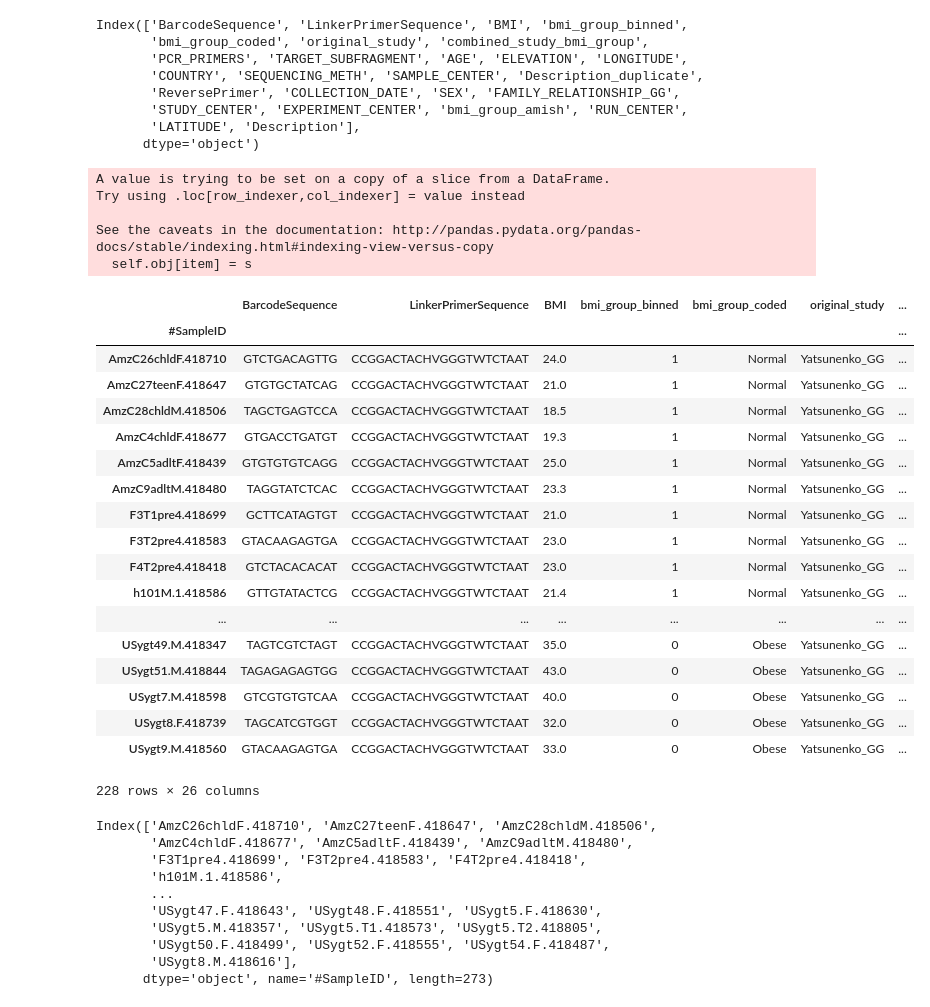
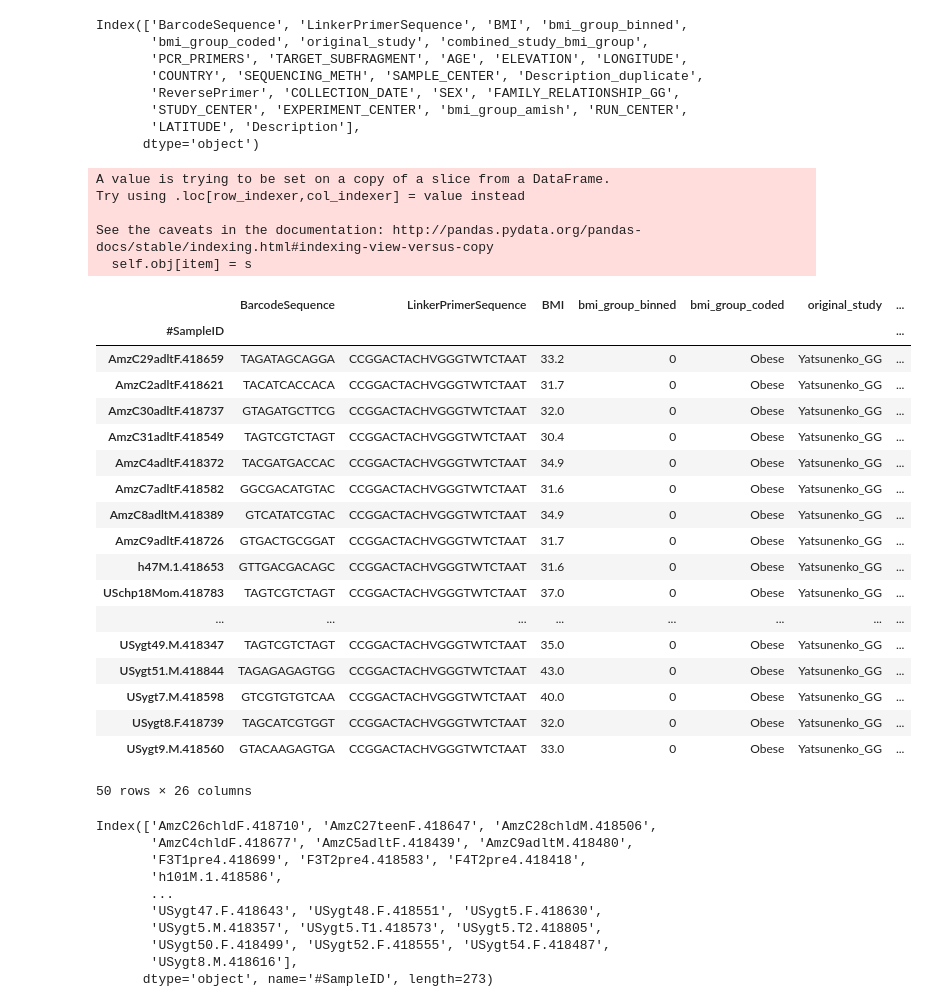
Before and after one commit to afcarl/PythonScript, a Jupyter notebook: ROC.ipynb, the cells around one changed output. Drawn from its saved outputs; the diff is of its cells as text; code cells hidden in the pictures.

```diff
--- a/ROC.ipynb
+++ b/ROC.ipynb
@@ -23,7 +23,7 @@ Automatically created module for IPython interactive environment
 #X = iris.data
 #y = iris.target
 
-m = pd.read_csv("/Users/silvalin/Desktop/ERSP_data/merged_bmi_mapping_final__original_study_Yatsunenko_GG__.txt", sep="\t", index_col=0)
+m = pd.read_csv("/Users/shwetakinger/Desktop/ERSP_data/merged_bmi_mapping_final__original_study_Yatsunenko_GG__.txt", sep="\t", index_col=0)
 m.columns
 # %% [output]
 Index(['BarcodeSequence', 'LinkerPrimerSequence', 'BMI', 'bmi_group_binned',
@@ -40,34 +40,40 @@ X = biom.load_table("/Users/silvalin/Desktop/ERSP_data/filtered_otu_table__origi
 # %%
 y = m[m.bmi_group_coded != "Overweight"].index
 y_2 = m[m.bmi_group_coded != "Overweight"]
 
 y_2.loc[y_2.bmi_group_binned == 3, 'bmi_group_binned'] = 0
-y_2
+#print(y_2.bmi_group_binned)
+
+#how  many samples are lean
+#print(y_2)
+y_2[y_2.bmi_group_binned == 1]  #178 are lean
+
+y_2[y_2.bmi_group_binned == 0]  #50 are obese
 # %% [output]
 A value is trying to be set on a copy of a slice from a DataFrame.
 Try using .loc[row_indexer,col_indexer] = value instead
 
 See the caveats in the documentation: http://pandas.pydata.org/pandas-docs/stable/indexing.html#indexing-view-versus-copy
   self.obj[item] = s
 |  | BarcodeSequence | LinkerPrimerSequence | BMI | bmi_group_binned | bmi_group_coded | original_study | ... |
 | #SampleID |  |  |  |  |  |  | ... |
-| AmzC26chldF.418710 | GTCTGACAGTTG | CCGGACTACHVGGGTWTCTAAT | 24.0 | 1 | Normal | Yatsunenko_GG | ... |
-| AmzC27teenF.418647 | GTGTGCTATCAG | CCGGACTACHVGGGTWTCTAAT | 21.0 | 1 | Normal | Yatsunenko_GG | ... |
-| AmzC28chldM.418506 | TAGCTGAGTCCA | CCGGACTACHVGGGTWTCTAAT | 18.5 | 1 | Normal | Yatsunenko_GG | ... |
-| AmzC4chldF.418677 | GTGACCTGATGT | CCGGACTACHVGGGTWTCTAAT | 19.3 | 1 | Normal | Yatsunenko_GG | ... |
-| AmzC5adltF.418439 | GTGTGTGTCAGG | CCGGACTACHVGGGTWTCTAAT | 25.0 | 1 | Normal | Yatsunenko_GG | ... |
-| AmzC9adltM.418480 | TAGGTATCTCAC | CCGGACTACHVGGGTWTCTAAT | 23.3 | 1 | Normal | Yatsunenko_GG | ... |
-| F3T1pre4.418699 | GCTTCATAGTGT | CCGGACTACHVGGGTWTCTAAT | 21.0 | 1 | Normal | Yatsunenko_GG | ... |
-| F3T2pre4.418583 | GTACAAGAGTGA | CCGGACTACHVGGGTWTCTAAT | 23.0 | 1 | Normal | Yatsunenko_GG | ... |
-| F4T2pre4.418418 | GTCTACACACAT | CCGGACTACHVGGGTWTCTAAT | 23.0 | 1 | Normal | Yatsunenko_GG | ... |
-| h101M.1.418586 | GTTGTATACTCG | CCGGACTACHVGGGTWTCTAAT | 21.4 | 1 | Normal | Yatsunenko_GG | ... |
+| AmzC29adltF.418659 | TAGATAGCAGGA | CCGGACTACHVGGGTWTCTAAT | 33.2 | 0 | Obese | Yatsunenko_GG | ... |
+| AmzC2adltF.418621 | TACATCACCACA | CCGGACTACHVGGGTWTCTAAT | 31.7 | 0 | Obese | Yatsunenko_GG | ... |
+| AmzC30adltF.418737 | GTAGATGCTTCG | CCGGACTACHVGGGTWTCTAAT | 32.0 | 0 | Obese | Yatsunenko_GG | ... |
+| AmzC31adltF.418549 | TAGTCGTCTAGT | CCGGACTACHVGGGTWTCTAAT | 30.4 | 0 | Obese | Yatsunenko_GG | ... |
+| AmzC4adltF.418372 | TACGATGACCAC | CCGGACTACHVGGGTWTCTAAT | 34.9 | 0 | Obese | Yatsunenko_GG | ... |
+| AmzC7adltF.418582 | GGCGACATGTAC | CCGGACTACHVGGGTWTCTAAT | 31.6 | 0 | Obese | Yatsunenko_GG | ... |
+| AmzC8adltM.418389 | GTCATATCGTAC | CCGGACTACHVGGGTWTCTAAT | 34.9 | 0 | Obese | Yatsunenko_GG | ... |
+| AmzC9adltF.418726 | GTGACTGCGGAT | CCGGACTACHVGGGTWTCTAAT | 31.7 | 0 | Obese | Yatsunenko_GG | ... |
+| h47M.1.418653 | GTTGACGACAGC | CCGGACTACHVGGGTWTCTAAT | 31.6 | 0 | Obese | Yatsunenko_GG | ... |
+| USchp18Mom.418783 | TAGTCGTCTAGT | CCGGACTACHVGGGTWTCTAAT | 37.0 | 0 | Obese | Yatsunenko_GG | ... |
 | ... | ... | ... | ... | ... | ... | ... | ... |
 | USygt49.M.418347 | TAGTCGTCTAGT | CCGGACTACHVGGGTWTCTAAT | 35.0 | 0 | Obese | Yatsunenko_GG | ... |
 | USygt51.M.418844 | TAGAGAGAGTGG | CCGGACTACHVGGGTWTCTAAT | 43.0 | 0 | Obese | Yatsunenko_GG | ... |
 | USygt7.M.418598 | GTCGTGTGTCAA | CCGGACTACHVGGGTWTCTAAT | 40.0 | 0 | Obese | Yatsunenko_GG | ... |
 | USygt8.F.418739 | TAGCATCGTGGT | CCGGACTACHVGGGTWTCTAAT | 32.0 | 0 | Obese | Yatsunenko_GG | ... |
 | USygt9.M.418560 | GTACAAGAGTGA | CCGGACTACHVGGGTWTCTAAT | 33.0 | 0 | Obese | Yatsunenko_GG | ... |
-228 rows × 26 columns
+50 rows × 26 columns
 # %%
 m.index
 # %% [output]
```
Also changed, not shown: parts of 13 cells of this notebook.
